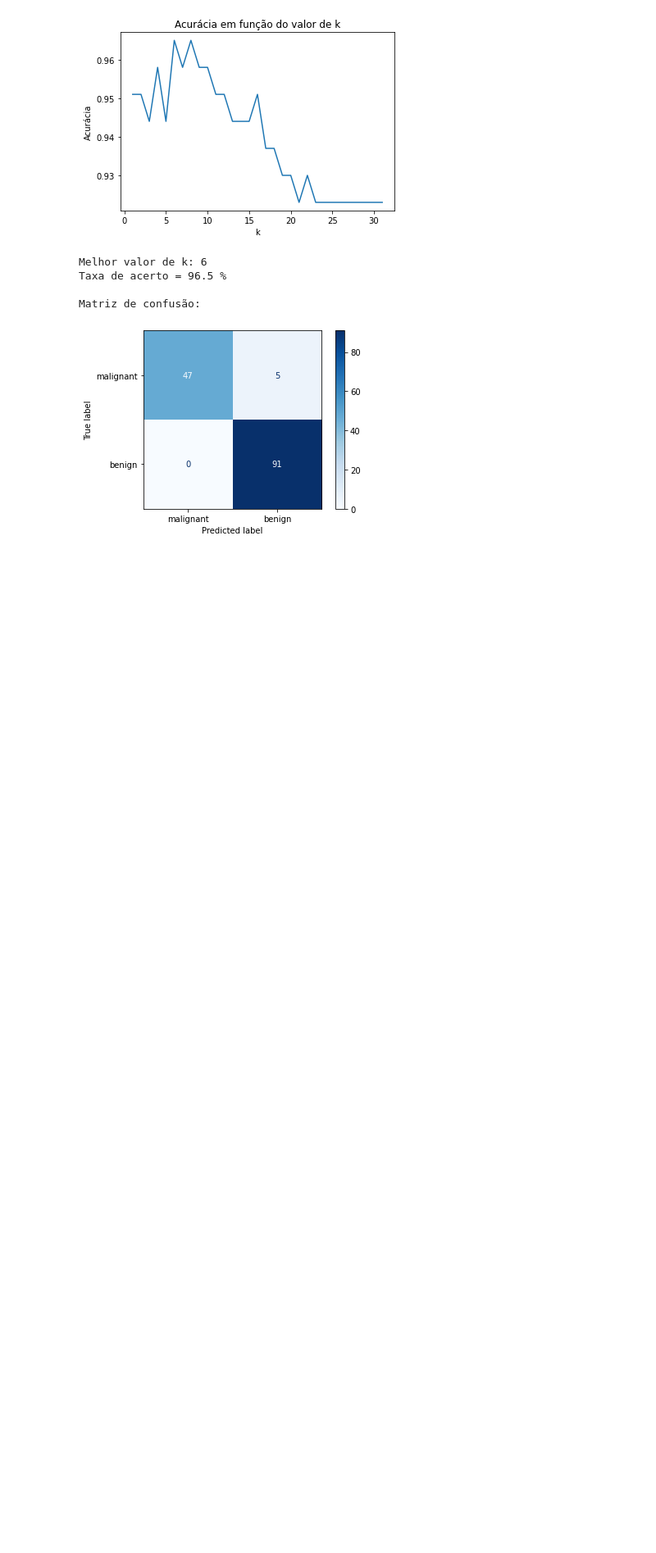
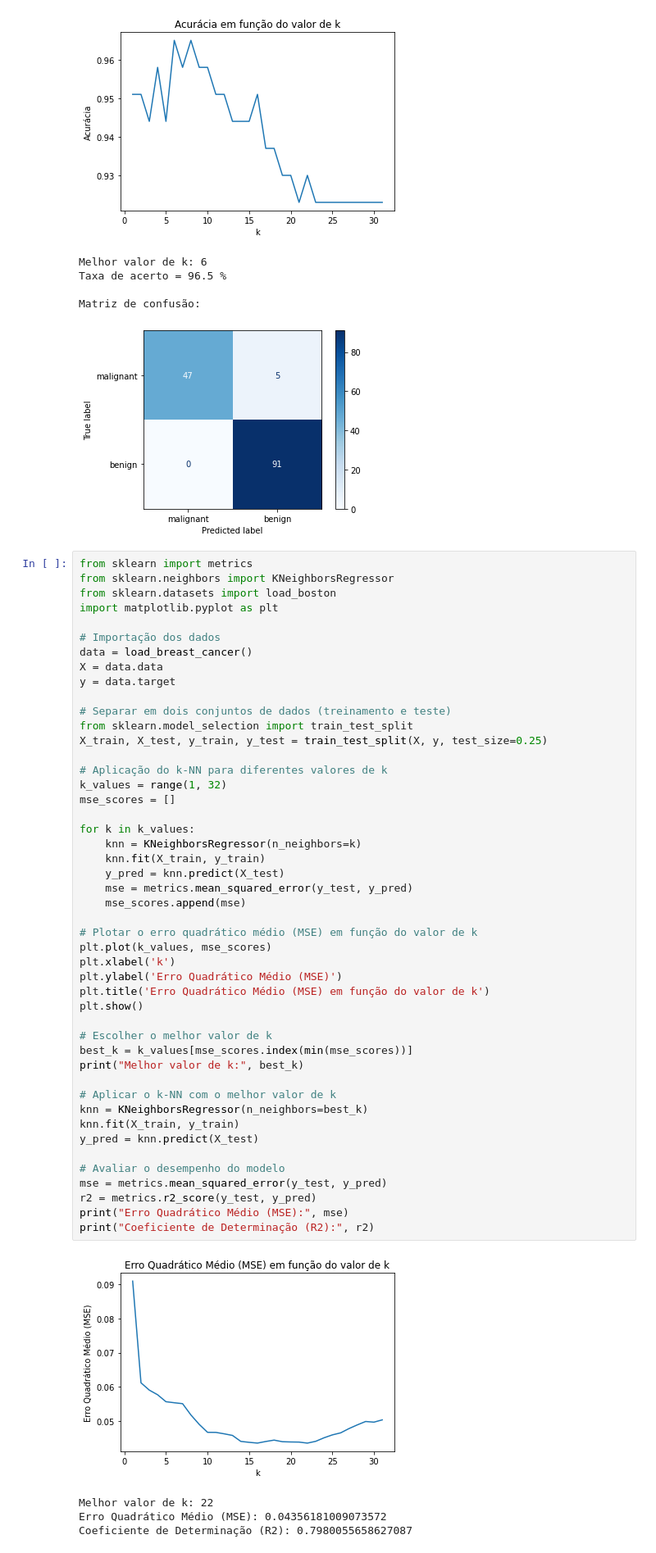
Before and after one commit to mauricio-sj/Trabalho_02_Introducao-ao-Aprendizado-de-Maquina-ENGG67, a Jupyter notebook: Aplicação_de_kNN_Câncer_de_Mama.ipynb, the cells around one changed output. Shown: that part at 82% size. Saved outputs shown, nothing was run; the diff lists cells and outputs as text; blank space fills up the shorter version.

```diff
--- a/Aplicação de kNN_Cancer_de_mama.ipynb
+++ b/Aplicação_de_kNN_Câncer_de_Mama.ipynb
@@ -86,3 +86,55 @@ Taxa de acerto = 96.5 %
 
 Matriz de confusão:
 [figure]
+# %%
+from sklearn import metrics
+from sklearn.neighbors import KNeighborsRegressor
+from sklearn.datasets import load_boston
+import matplotlib.pyplot as plt
+
+# Importação dos dados
+data = load_breast_cancer()
+X = data.data
+y = data.target
+
+# Separar em dois conjuntos de dados (treinamento e teste)
+from sklearn.model_selection import train_test_split
+X_train, X_test, y_train, y_test = train_test_split(X, y, test_size=0.25)
+
+# Aplicação do k-NN para diferentes valores de k
+k_values = range(1, 32)
+mse_scores = []
+
+for k in k_values:
+    knn = KNeighborsRegressor(n_neighbors=k)
+    knn.fit(X_train, y_train)
+    y_pred = knn.predict(X_test)
+    mse = metrics.mean_squared_error(y_test, y_pred)
+    mse_scores.append(mse)
+
+# Plotar o erro quadrático médio (MSE) em função do valor de k
+plt.plot(k_values, mse_scores)
+plt.xlabel('k')
+plt.ylabel('Erro Quadrático Médio (MSE)')
+plt.title('Erro Quadrático Médio (MSE) em função do valor de k')
+plt.show()
+
+# Escolher o melhor valor de k
+best_k = k_values[mse_scores.index(min(mse_scores))]
+print("Melhor valor de k:", best_k)
+
+# Aplicar o k-NN com o melhor valor de k
+knn = KNeighborsRegressor(n_neighbors=best_k)
+knn.fit(X_train, y_train)
+y_pred = knn.predict(X_test)
+
+# Avaliar o desempenho do modelo
+mse = metrics.mean_squared_error(y_test, y_pred)
+r2 = metrics.r2_score(y_test, y_pred)
+print("Erro Quadrático Médio (MSE):", mse)
+print("Coeficiente de Determinação (R2):", r2)
+# %% [output]
+[figure, added]
+Melhor valor de k: 22
+Erro Quadrático Médio (MSE): 0.04356181009073572
+Coeficiente de Determinação (R2): 0.7980055658627087
```
